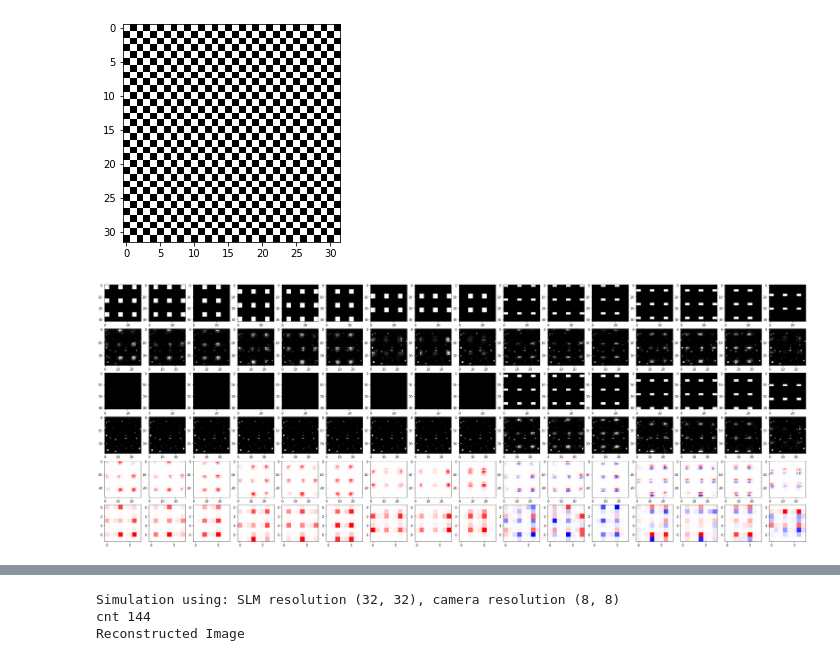
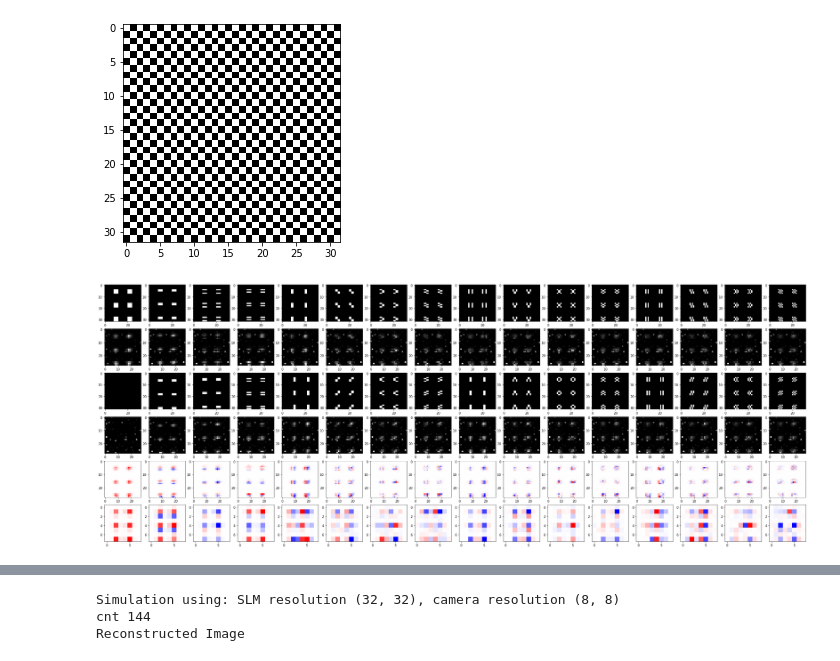
Before and after one commit to rstanuwijaya/jensen-lab-analysis, a Jupyter notebook: notebooks/slmcontrol.ipynb, the cells around one changed output, grey strips where cells are left out. Cells and saved outputs as stored; diff of their text form; code cells hidden in the pictures.

```diff
--- a/notebooks/slmcontrol.ipynb
+++ b/notebooks/slmcontrol.ipynb
@@ -131,6 +131,7 @@ pg = SLMPattern(lens_size, slm_phys_res, k, theta)
 # ALIGNMENT
 slm_shift = (300, 480)
 lens_size = 14
+crop = (2, 2+28, 2, 2+28)
 
 ah = AlignmentHelper(slm_res)
 
@@ -156,9 +157,15 @@ out = StringIO()
 frame_num = int((acq_time/1000)/(frame_time*1e-6))
 eng.capture(frame_time, acq_time, filename, stdout=out)
 # print(out.getvalue())
-x = np.loadtxt(filename, delimiter=',')
-plt.imshow(x, cmap='gray')
-plt.colorbar()
+
+filter = cv2.resize(filter, (crop[1]-crop[0], crop[3]-crop[2]), interpolation=cv2.INTER_AREA)
+Ik = np.loadtxt(filename, delimiter=',')
+Ik = Ik[crop[0]:crop[1], crop[2]:crop[3]]
+
+plt.imshow(Ik, cmap='gray', alpha=1)
+x, y = np.meshgrid(np.arange(crop[1]-crop[0]), np.arange(crop[3]-crop[2]))
+z = filter
+plt.contour(x,y,z,[0.5],colors='r',linewidths=2)
 plt.show()
 # %% [output]
 [figure]
@@ -252,37 +259,36 @@ n = prod(mac_res)
 sigma = 0
 mode = 'ideal'
 
 sim = GhostAnalyser(path, slm_res, camera_res, mac_res, crop, prod(mac_res), spacing=spacing, sigma=sigma, mode=mode)
 
 fig, axs = plt.subplots(6, 16, figsize=(40, 15))
 
 for i in range(16):
-    j = prod(spacing)*i + 0
-    print(j)
-    Ik_p = np.loadtxt(path + f'{i}p.csv', delimiter=',')
-    Ik_m = np.loadtxt(path + f'{i}m.csv', delimiter=',')
+    j = prod(spacing)*i + 5
+    Ik_p = np.loadtxt(path + f'{j}p.csv', delimiter=',')
+    Ik_m = np.loadtxt(path + f'{j}m.csv', delimiter=',')
     Ik_p = Ik_p[crop[0]:crop[1], crop[2]:crop[3]]
     Ik_m = Ik_m[crop[0]:crop[1], crop[2]:crop[3]]
     Ik = Ik_p - Ik_m
     Ikc = Ik.copy()
     Ik = cv2.resize(Ik, (8, 8), interpolation=cv2.INTER_AREA)
 
-    axs[0, i].imshow(sim.generate_filter2(i) == 1, vmin=0, vmax=1, cmap='gray')
+    axs[0, i].imshow(sim.generate_filter2(j) == 1, vmin=0, vmax=1, cmap='gray')
     axs[1, i].imshow(Ik_p, cmap='gray')
-    axs[2, i].imshow(sim.generate_filter2(i) == -1, vmin=0, vmax=1, cmap='gray')
+    axs[2, i].imshow(sim.generate_filter2(j) == -1, vmin=0, vmax=1, cmap='gray')
     axs[3, i].imshow(Ik_m, cmap='gray')
 
     Ikc_min = np.min(Ikc, axis=(0, 1))
     Ikc_max = np.max(Ikc, axis=(0, 1))
     Ikc_abs = max(abs(Ikc_min), abs(Ikc_max))
     axs[4, i].imshow(Ikc, vmin=-Ikc_abs, vmax=Ikc_abs, cmap='bwr')
 
 
     Ik_min = np.min(Ik, axis=(0, 1))
     Ik_max = np.max(Ik, axis=(0, 1))
     Ik_abs = max(abs(Ik_min), abs(Ik_max))
     axs[5, i].imshow(Ik, vmin=-Ik_abs, vmax=Ik_abs, cmap='bwr')
 
 plt.show()
 # %% [output]
-[figure, old version]
+[figure, new version]
```
Also changed, not shown: parts of 7 cells of this notebook, 5 other files.
